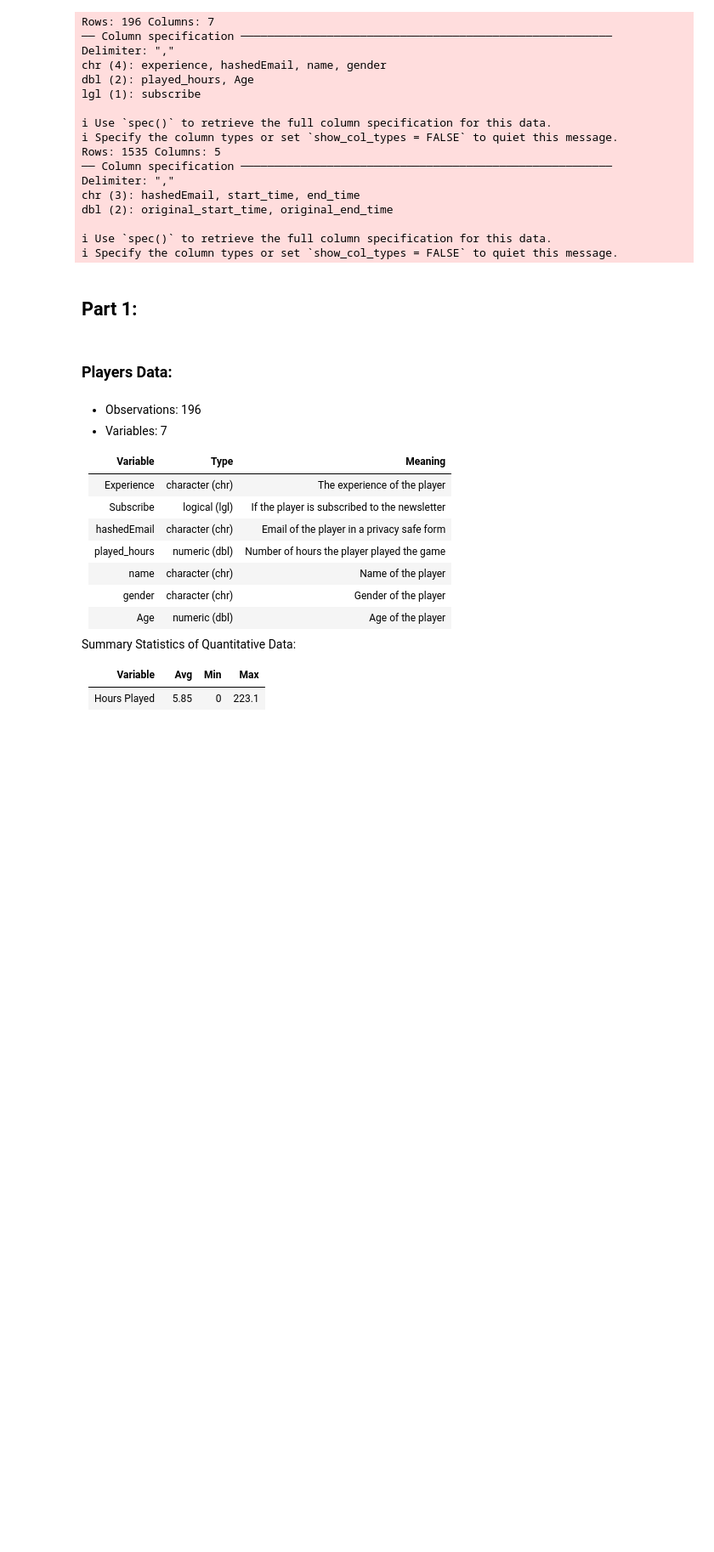
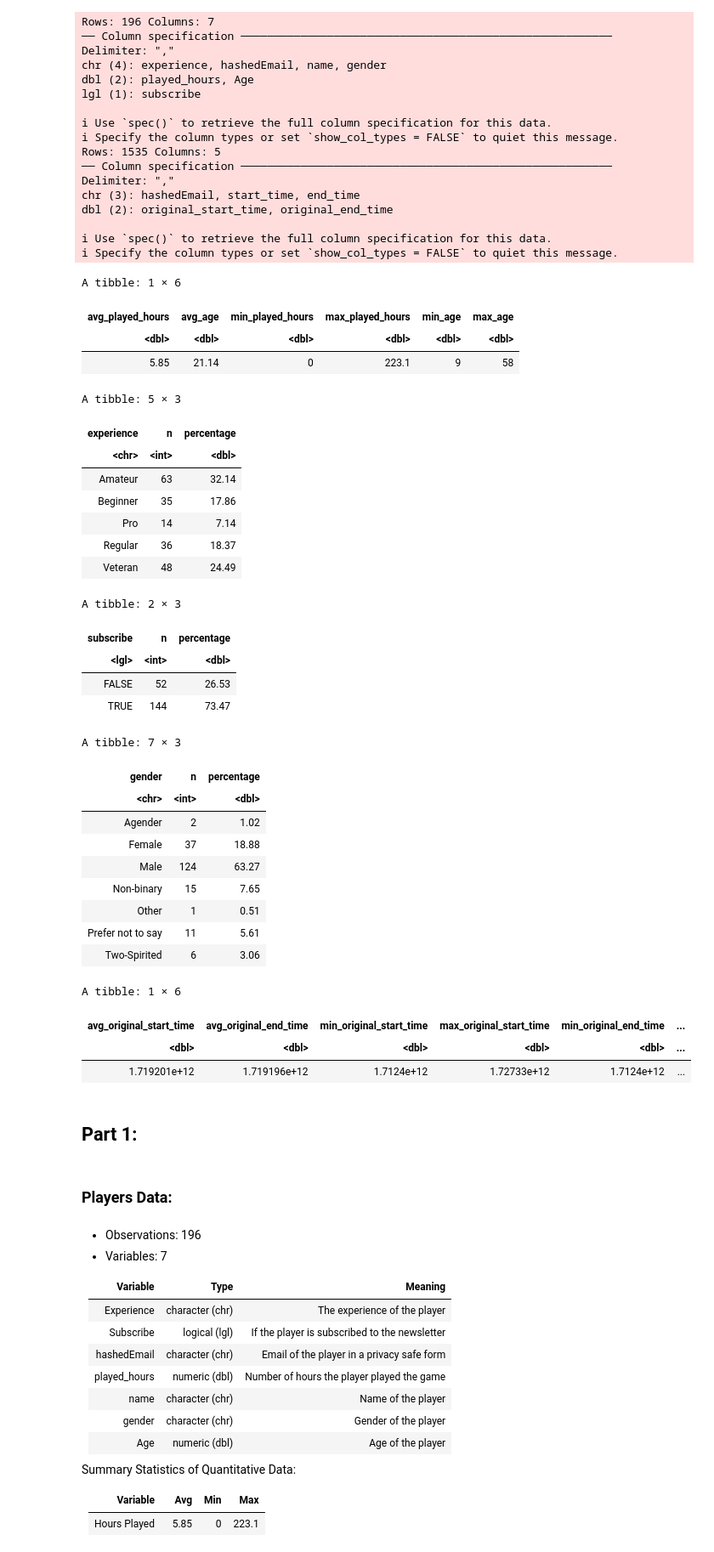
Before and after one commit to keeratmahil27/DSCI-100-Individual-Project, a Jupyter notebook: Untitled.ipynb, the cells around one changed output. Shown at 85% size. Saved outputs shown, nothing was run; the diff lists cells and outputs as text; code cells hidden in the pictures; blank space fills up the shorter version.

Commit message:
Reproducibility
Changed how I read my data so that it is reproducible (used a url) and uncommented objects in code cells to call the objects

```diff
--- a/Untitled.ipynb
+++ b/Untitled.ipynb
@@ -22,6 +4,6 @@ library(tidymodels)
 # %%
-players <- read_csv("Untitled Folder/players.csv")
-sessions <- read_csv("Untitled Folder/sessions.csv")
+players <- read_csv("https://raw.githubusercontent.com/keeratmahil27/DSCI-100-Individual-Project/refs/heads/main/players.csv")
+sessions <- read_csv("https://raw.githubusercontent.com/keeratmahil27/DSCI-100-Individual-Project/refs/heads/main/sessions.csv")
 # slice(players, 1)
 # slice(sessions, 1)
 # %% [output]
@@ -51,38 +33,70 @@ summarise(avg_played_hours = mean(played_hours, na.rm = TRUE),
           avg_age = mean(Age, na.rm = TRUE),
           min_played_hours = min(played_hours, na.rm = TRUE),
           max_played_hours = max(played_hours, na.rm = TRUE),
           min_age = min(Age, na.rm = TRUE),
         max_age = max(Age, na.rm = TRUE)) |>
 round(2)
-# players_summary_quantitative
+players_summary_quantitative
 
 # Qualitative Summary Statistics
 Total <- nrow(players)
 
 experience_summary <- count(players, experience) |>
 mutate(percentage = round(n/Total*100, 2))
-# experience
+experience_summary
 
 subscribe_summary <- count(players, subscribe) |>
 mutate(percentage = round(n/Total*100, 2))
-# subscribe
+subscribe_summary
 
 gender_summary <- count(players, gender) |>
 mutate(percentage = round(n/Total*100, 2))
-# gender_summary
+gender_summary
 
 # ----------------------------------------------- SESSSIONS DATA ------------------------------------------
 
 # Quantitaive Summary Statistics
 sessions_summary_quantitative <- sessions |>
 summarise(avg_original_start_time = mean(original_start_time, na.rm = TRUE),
           avg_original_end_time = mean(original_end_time, na.rm = TRUE),
            min_original_start_time = min(original_start_time, na.rm = TRUE),
           max_original_start_time = max(original_start_time, na.rm = TRUE),
            min_original_end_time = min(original_end_time, na.rm = TRUE),
           max_original_end_time = max(original_end_time, na.rm = TRUE)) |>
 round(2)
-# sessions_summary_quantitative
+sessions_summary_quantitative
+# %% [output]
+A tibble: 1 × 6
+| avg_played_hours | avg_age | min_played_hours | max_played_hours | min_age | max_age |
+| <dbl> | <dbl> | <dbl> | <dbl> | <dbl> | <dbl> |
+| 5.85 | 21.14 | 0 | 223.1 | 9 | 58 |
+A tibble: 5 × 3
+| experience | n | percentage |
+| <chr> | <int> | <dbl> |
+| Amateur | 63 | 32.14 |
+| Beginner | 35 | 17.86 |
+| Pro | 14 | 7.14 |
+| Regular | 36 | 18.37 |
+| Veteran | 48 | 24.49 |
+A tibble: 2 × 3
+| subscribe | n | percentage |
+| <lgl> | <int> | <dbl> |
+| FALSE | 52 | 26.53 |
+| TRUE | 144 | 73.47 |
+A tibble: 7 × 3
+| gender | n | percentage |
+| <chr> | <int> | <dbl> |
+| Agender | 2 | 1.02 |
+| Female | 37 | 18.88 |
+| Male | 124 | 63.27 |
+| Non-binary | 15 | 7.65 |
+| Other | 1 | 0.51 |
+| Prefer not to say | 11 | 5.61 |
+| Two-Spirited | 6 | 3.06 |
+A tibble: 1 × 6
+| avg_original_start_time | avg_original_end_time | min_original_start_time | max_original_start_time | min_original_end_time | ... |
+| <dbl> | <dbl> | <dbl> | <dbl> | <dbl> | ... |
+| 1.719201e+12 | 1.719196e+12 | 1.7124e+12 | 1.72733e+12 | 1.7124e+12 | ... |
 # %% [markdown]
 ## Part 1:
 # %% [markdown]
```
Also changed, not shown: parts of 3 cells of this notebook.
